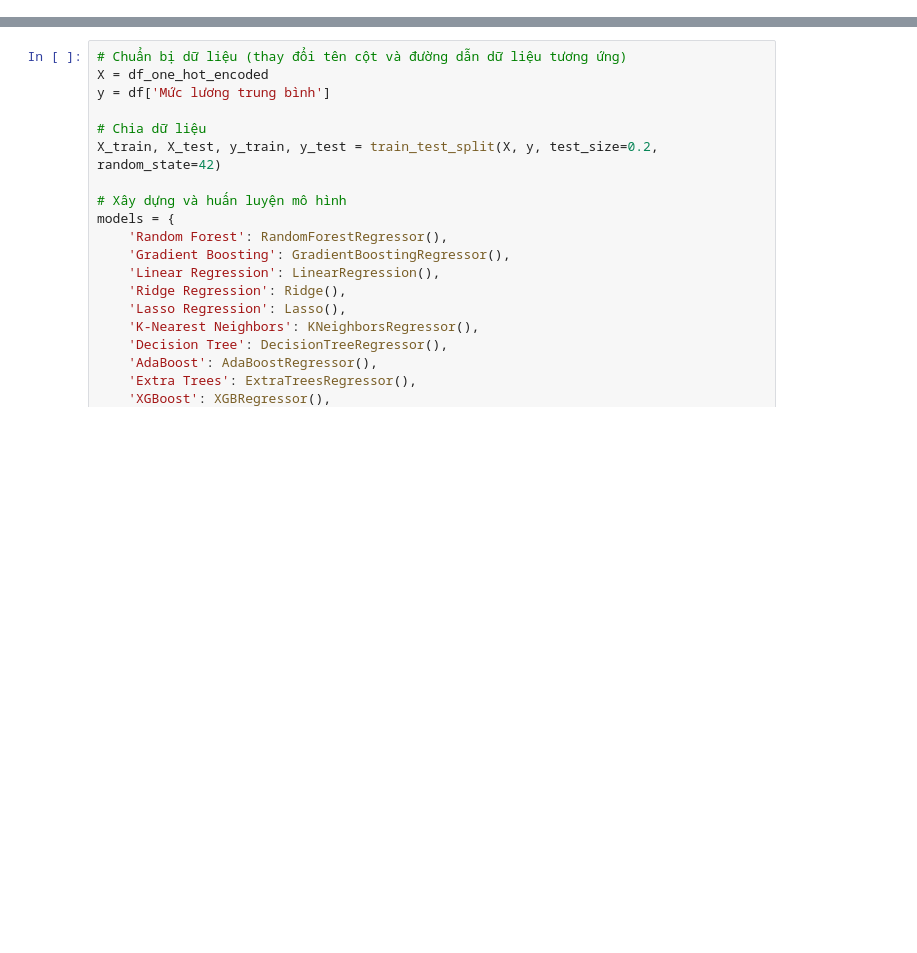
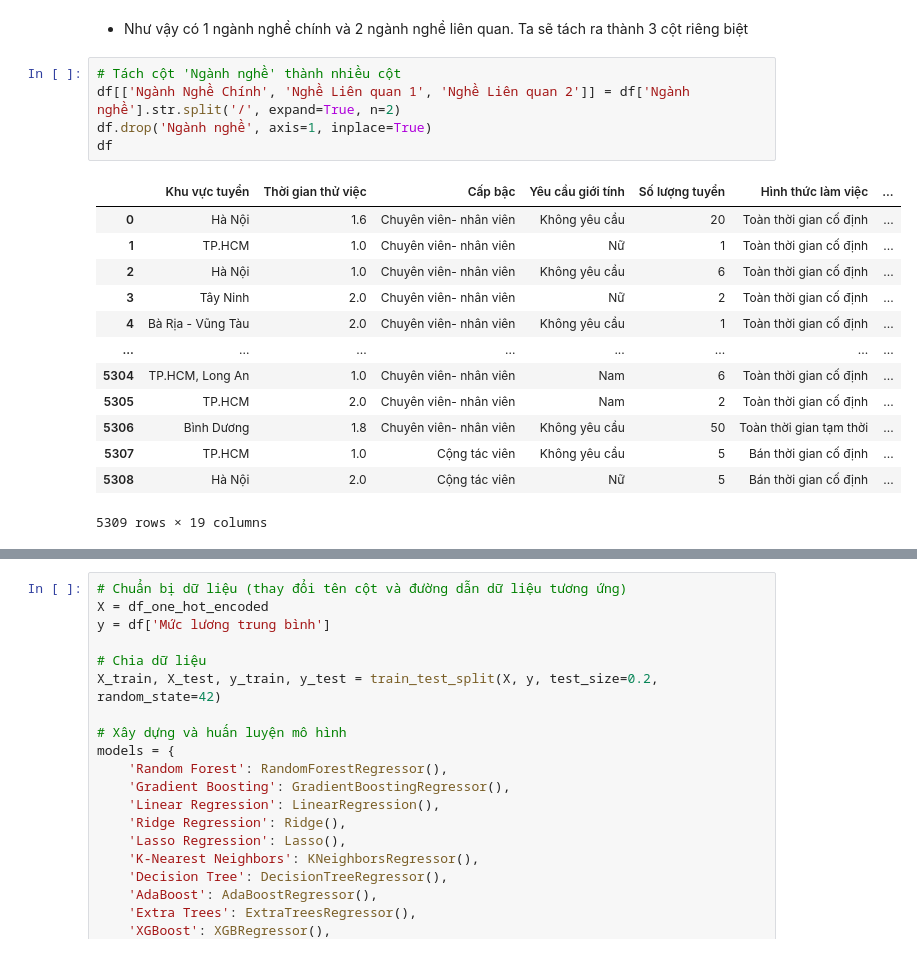
Before and after one commit to HungLVT/NMKHDL, a Jupyter notebook: notebooks/4.0-data-modeling.ipynb, the cells around one changed output, grey strips where cells are left out. Drawn from its saved outputs; the diff is of its cells as text; blank space fills up the shorter version.

```diff
--- a/notebooks/4.0-data-modeling.ipynb
+++ b/notebooks/4.0-data-modeling.ipynb
@@ -102,0 +68,21 @@ df_one_hot_encoded
+# %% [markdown]
+- Như vậy có 1 ngành nghề chính và 2 ngành nghề liên quan. Ta sẽ tách ra thành 3 cột riêng biệt
+# %%
+# Tách cột 'Ngành nghề' thành nhiều cột
+df[['Ngành Nghề Chính', 'Nghề Liên quan 1', 'Nghề Liên quan 2']] = df['Ngành nghề'].str.split('/', expand=True, n=2)
+df.drop('Ngành nghề', axis=1, inplace=True)
+df
+# %% [output]
+|  | Khu vực tuyển | Thời gian thử việc | Cấp bậc | Yêu cầu giới tính | Số lượng tuyển | Hình thức làm việc | ... |
+| 0 | Hà Nội | 1.6 | Chuyên viên- nhân viên | Không yêu cầu | 20 | Toàn thời gian cố định | ... |
+| 1 | TP.HCM | 1.0 | Chuyên viên- nhân viên | Nữ | 1 | Toàn thời gian cố định | ... |
+| 2 | Hà Nội | 1.0 | Chuyên viên- nhân viên | Không yêu cầu | 6 | Toàn thời gian cố định | ... |
+| 3 | Tây Ninh | 2.0 | Chuyên viên- nhân viên | Nữ | 2 | Toàn thời gian cố định | ... |
+| 4 | Bà Rịa - Vũng Tàu | 2.0 | Chuyên viên- nhân viên | Không yêu cầu | 1 | Toàn thời gian cố định | ... |
+| ... | ... | ... | ... | ... | ... | ... | ... |
+| 5304 | TP.HCM, Long An | 1.0 | Chuyên viên- nhân viên | Nam | 6 | Toàn thời gian cố định | ... |
+| 5305 | TP.HCM | 2.0 | Chuyên viên- nhân viên | Nam | 2 | Toàn thời gian cố định | ... |
+| 5306 | Bình Dương | 1.8 | Chuyên viên- nhân viên | Không yêu cầu | 50 | Toàn thời gian tạm thời | ... |
+| 5307 | TP.HCM | 1.0 | Cộng tác viên | Không yêu cầu | 5 | Bán thời gian cố định | ... |
+| 5308 | Hà Nội | 2.0 | Cộng tác viên | Nữ | 5 | Bán thời gian cố định | ... |
+5309 rows × 19 columns
```
Also changed, not shown: parts of 17 cells of this notebook, 2 other files.
